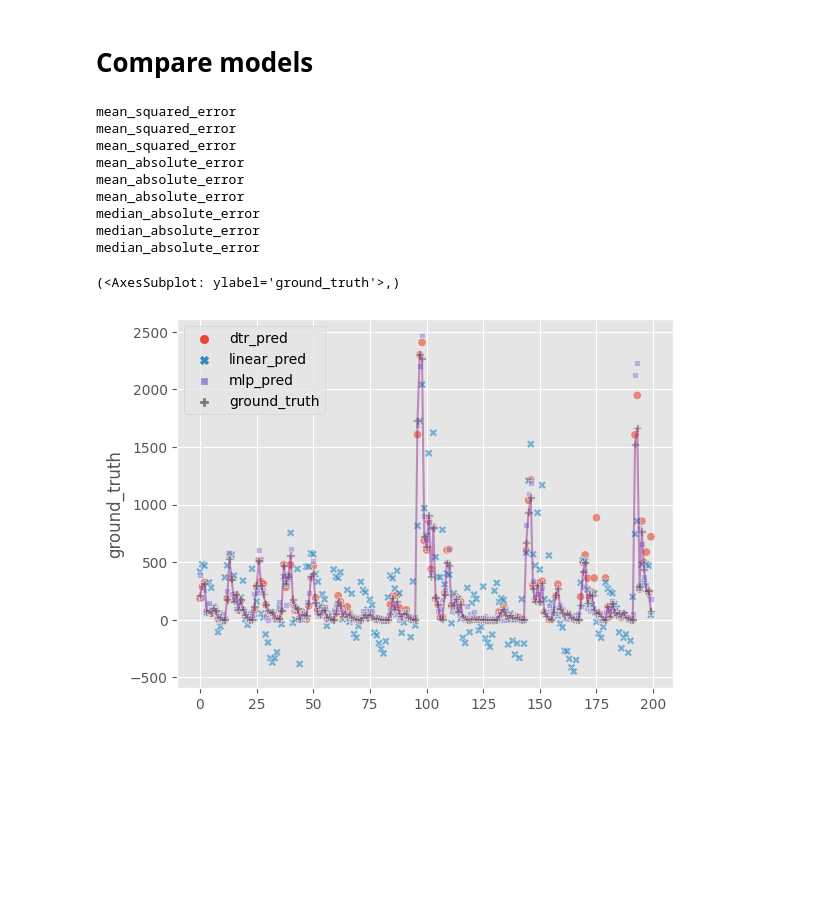
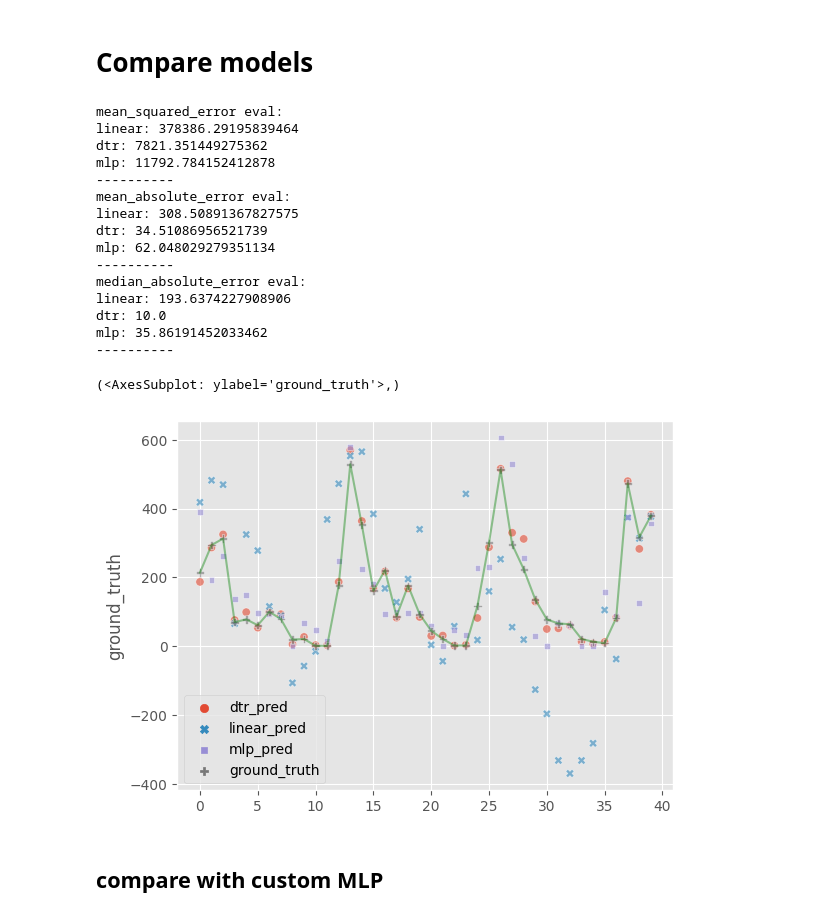
Before and after one commit to MarcelRosier/bdp_project, a Jupyter notebook: mental_health/suicide_models.ipynb, the cells around one changed output. Cells and saved outputs as stored; diff of their text form; code cells hidden in the pictures; blank space fills up the shorter version.

Commit message:
- added custom training loop and small eval

```diff
--- a/mental_health/suicide_models.ipynb
+++ b/mental_health/suicide_models.ipynb
@@ -190,6 +190,7 @@ for metric in metrics:
     for model, pred in model_preds.items():
         score = metric(y_true=Y_test, y_pred=pred)
         print(f"{model}: {score}")
+    print('-'*10)
 
 # mlp_mse = mean_squared_error(y_true=Y_test, y_pred=mlp_pred)
 # linear_mse = mean_squared_error(y_true=Y_test, y_pred=linear_pred)
@@ -200,28 +201,36 @@ for metric in metrics:
 # mlp_mae = mean_absolute_error(y_true=Y_test, y_pred=mlp_pred)
 # print(f"{linear_mae=} | {dtr_mae=} | {mlp_mae=}")
 # %% [output]
-mean_squared_error
-mean_squared_error
-mean_squared_error
-mean_absolute_error
-mean_absolute_error
-mean_absolute_error
-median_absolute_error
-median_absolute_error
-median_absolute_error
+mean_squared_error eval:
+linear: 378386.29195839464
+dtr: 7821.351449275362
+mlp: 11792.784152412878
+----------
+mean_absolute_error eval:
+linear: 308.50891367827575
+dtr: 34.51086956521739
+mlp: 62.048029279351134
+----------
+median_absolute_error eval:
+linear: 193.6374227908906
+dtr: 10.0
+mlp: 35.86191452033462
+----------
 # %%
-n_samples = 200
+n_samples = 40
 pred_df = pd.DataFrame({
     'dtr_pred' : dtr_pred[:n_samples],
     'linear_pred' : linear_pred[:n_samples],
     'mlp_pred' : mlp_pred[:n_samples],
     'ground_truth': Y_test[:n_samples]
 })
 sns.scatterplot(pred_df, markers=True, alpha=.6)
-sns.lineplot(pred_df['ground_truth'], color='purple', alpha=.4),
+sns.lineplot(pred_df['ground_truth'], color='green', alpha=.4),
 # sns.lineplot(pred)
 # sns.lineplot(Y_test[:5])
 # X_test.shape
 # %% [output]
 (<AxesSubplot: ylabel='ground_truth'>,)
-[figure, old version]
+[figure, new version]
+# %% [markdown]
+## compare with custom MLP
```
Also changed, not shown: parts of 1 cell of this notebook, 1 other file.
